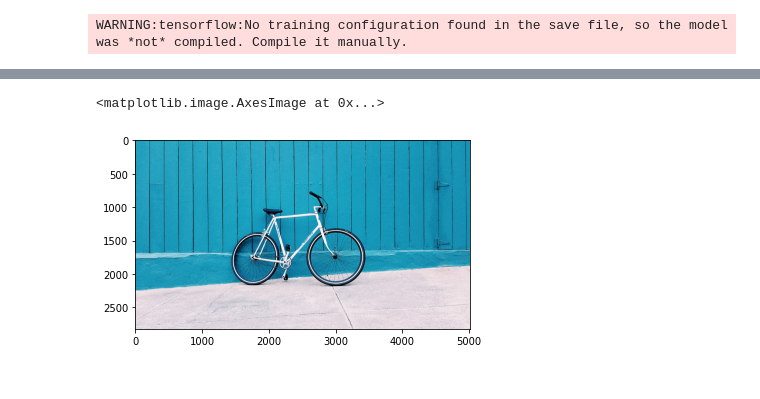
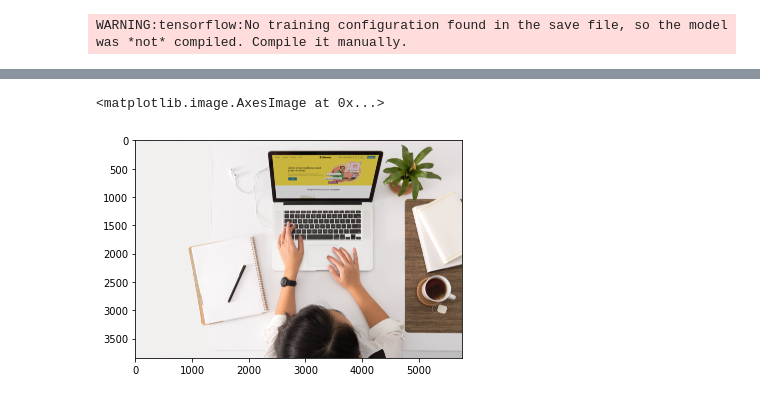
Before and after one commit to iDRISS-DEV96/iot_server, a Jupyter notebook: object_detect.ipynb, the cells around one changed output, grey strips where cells are left out. Saved outputs shown, nothing was run; the diff lists cells and outputs as text; code cells hidden in the pictures.

```diff
--- a/object_detect.ipynb
+++ b/object_detect.ipynb
@@ -542,7 +549,7 @@ bicycle 99.55931305885315
 # %%
-data = plt.imread('photo-1505705694340-019e1e335916')
+data = plt.imread('photo-1661956600684-97d3a4320e45')
     # plot the image
 plt.imshow(data)
 # %% [output]
 <matplotlib.image.AxesImage at 0x...>
-[figure, old version]
+[figure, new version]
```
Also changed, not shown: parts of 7 cells of this notebook.
